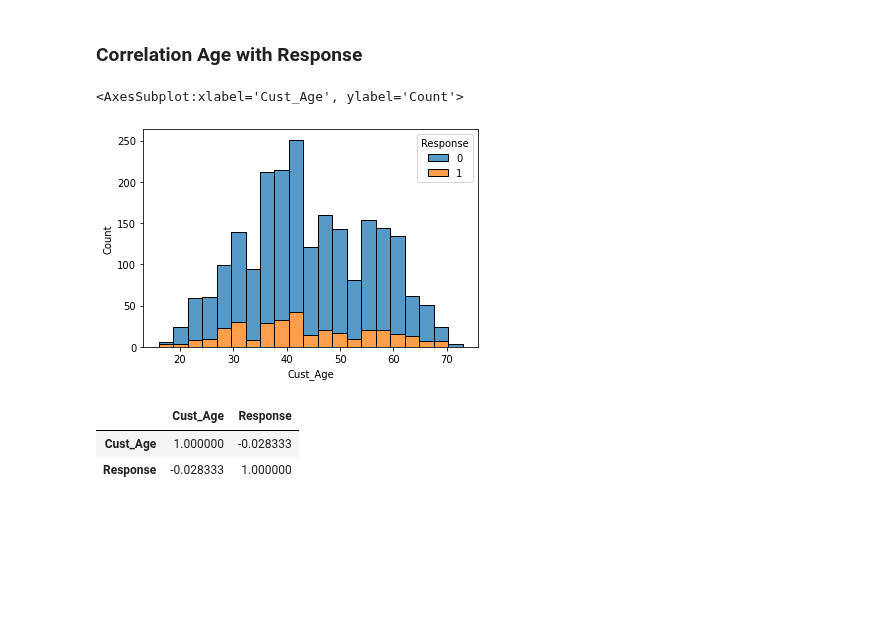
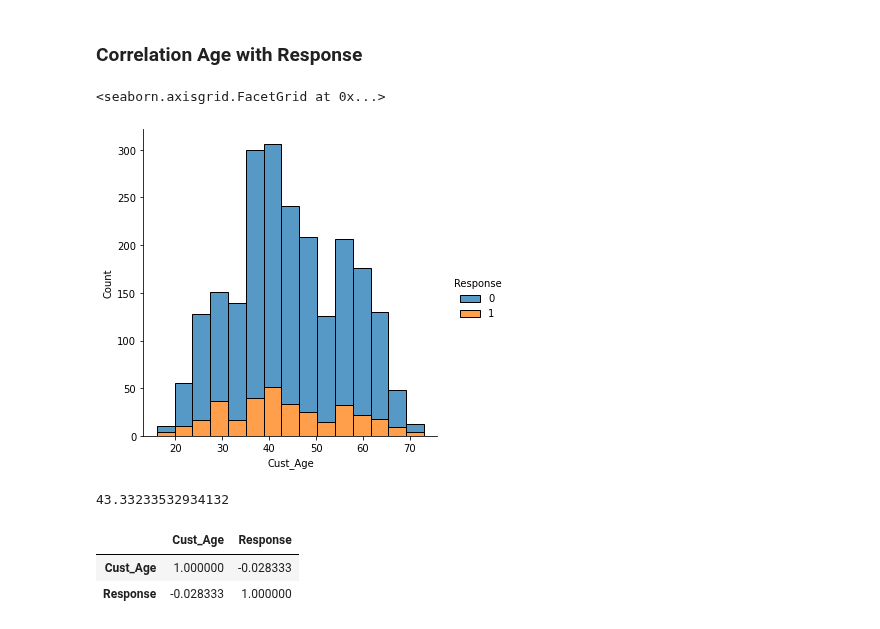
Before and after one commit to clarentcelsia/Analytics, a Jupyter notebook: marketing_campaign.ipynb, the cells around one changed output. Saved outputs shown, nothing was run; the diff lists cells and outputs as text; code cells hidden in the pictures; blank space fills up the shorter version.

```diff
--- a/marketing_campaign.ipynb
+++ b/marketing_campaign.ipynb
@@ -507,11 +507,15 @@ df_.head(5)
 # %% [markdown]
 ### Correlation Age with Response
 # %%
-sns.histplot(data=df_, x='Cust_Age', hue='Response', multiple='stack')
+sns.displot(data=df_, x='Cust_Age', hue='Response', multiple='stack', bins=15)
 # customer di rentang usia pertengahan 30 - 50 menerima penawaran campaign lebih banyak
 # %% [output]
-<AxesSubplot:xlabel='Cust_Age', ylabel='Count'>
+<seaborn.axisgrid.FacetGrid at 0x...>
-[figure, old version]
+[figure, new version]
+# %%
+np.mean(df_.loc[df_.Response == 1, 'Cust_Age'] )
+# %% [output]
+43.33233532934132
 # %%
 df__corr = df_.corr(method='pearson')[['Cust_Age','Response']]
 df__corr.loc[['Cust_Age', 'Response'], :]
```
Also changed, not shown: parts of 14 cells of this notebook, 1 other file.
